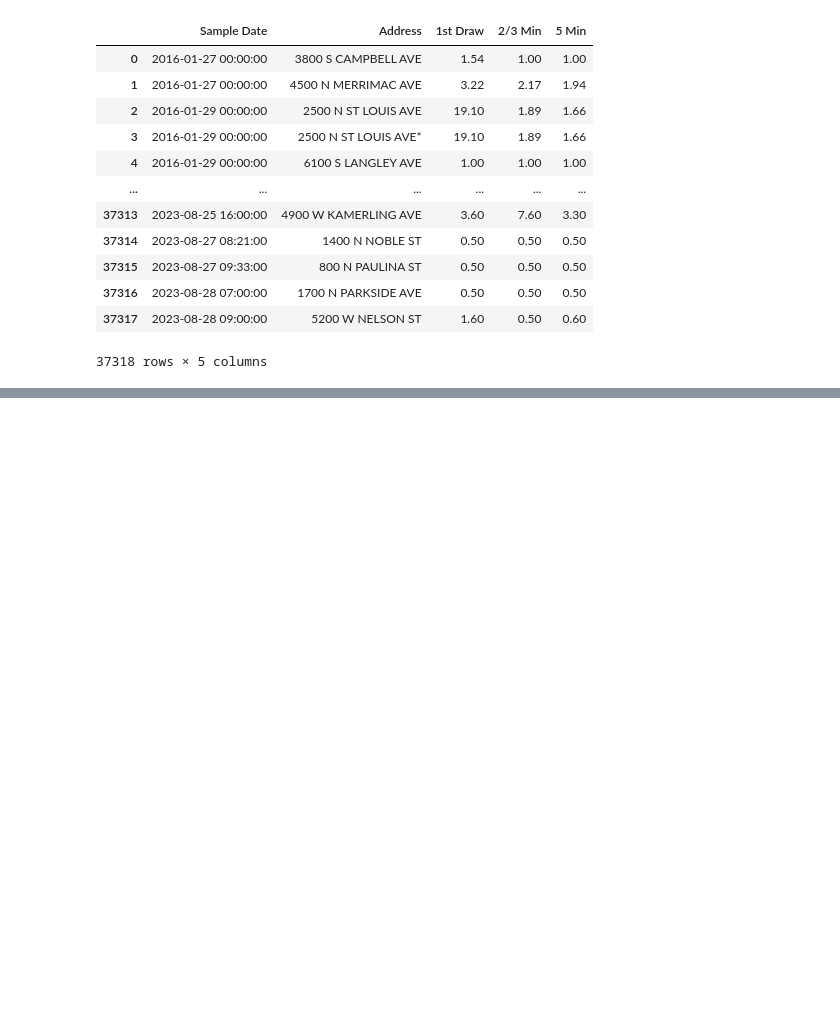
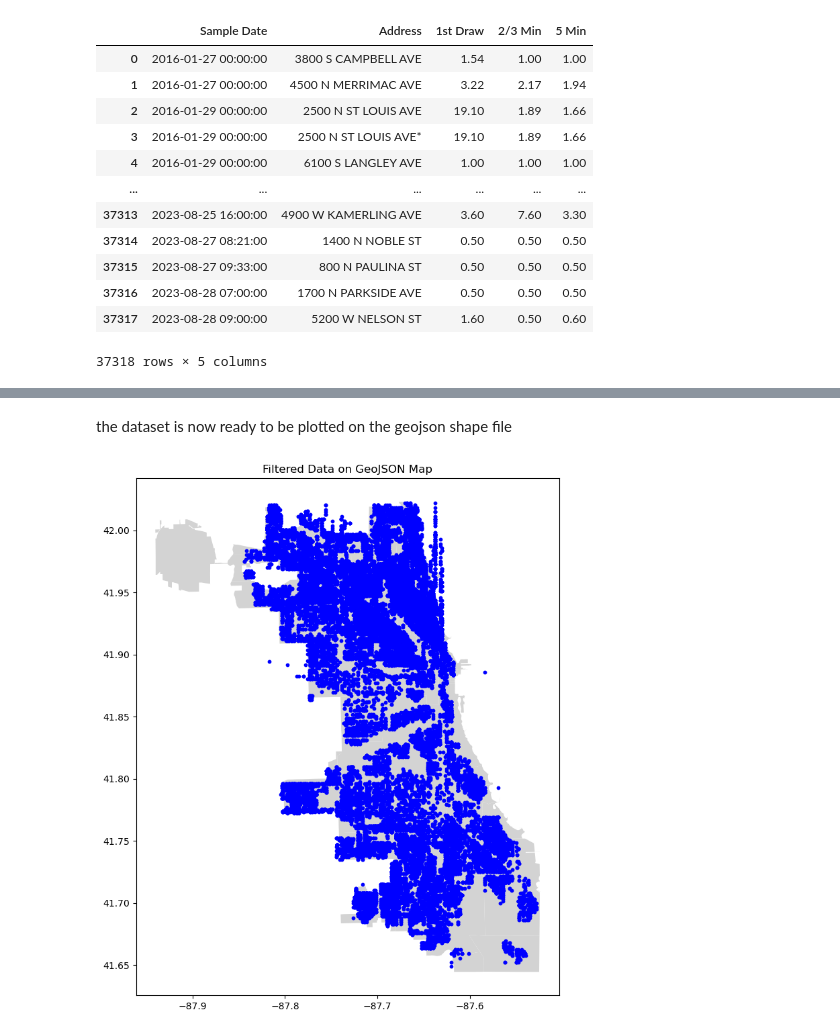
Before and after one commit to ebugarin/Chicago-Water-Lead-Levels-Analyzation, a Jupyter notebook: data_analysis.ipynb, the cells around one changed output, grey strips where cells are left out. Saved outputs shown, nothing was run; the diff lists cells and outputs as text; code cells hidden in the pictures; blank space fills up the shorter version.

```diff
--- a/data_analysis.ipynb
+++ b/data_analysis.ipynb
@@ -113,0 +205,7 @@ df
+# %%
+# Add 'Lat' column
+df['Lat'] = df.apply(lambda row: int(row['Address Num']) if 'N' in row['Address Dir'] or 'S' in row['Address Dir'] else None, axis=1)
+
+# Add 'Lon' column
+df['Lon'] = df.apply(lambda row: int(row['Address Num']) if 'E' in row['Address Dir'] or 'W' in row['Address Dir'] else None, axis=1)
+df
@@ -113,0 +238,5 @@ df
+# %%
+df['Street Name'] = df['Street Name'].str.upper()
+df_streets['Name'] = df_streets['Name'].str.upper()
+# %%
+merged_df = pd.merge(df, df_streets, left_on='Street Name', right_on='Name', how='left')
@@ -113,0 +277,3 @@ df
+# %%
+merged_df['Lat'] = np.where(merged_df['Street Dir'].isin(['N', 'S']), merged_df['Street Num'], merged_df['Lat'])
+merged_df['Lon'] = np.where(merged_df['Street Dir'].isin(['E', 'W']), merged_df['Street Num'], merged_df['Lon'])
@@ -113,0 +373,34 @@ df
+# %% [markdown]
+the dataset is now ready to be plotted on the geojson shape file
+# %%
+# Define your bounding box (min_lon, min_lat, max_lon, max_lat)
+bounding_box = (-87.90, 41.50, -87.50, 42.08)  # Example bounding box
+
+# Filter the DataFrame to include only points within the bounding box
+filtered_df = merged_df[
+    (merged_df['Lon GPS'] >= bounding_box[0]) &
+    (merged_df['Lon GPS'] <= bounding_box[2]) &
+    (merged_df['Lat GPS'] >= bounding_box[1]) &
+    (merged_df['Lat GPS'] <= bounding_box[3])
+]
+
+# Create a GeoDataFrame from the filtered DataFrame
+gdf = gpd.GeoDataFrame(
+    filtered_df,
+    geometry=gpd.points_from_xy(filtered_df['Lon GPS'], filtered_df['Lat GPS']),
+    crs="EPSG:4326"
+)
+
+# Read the GeoJSON file into a GeoDataFrame
+geojson_file = "boundaries-zipcode.geojson"
+geojson_gdf = gpd.read_file(geojson_file)
+
+# Plot the GeoJSON data and the filtered points
+ax = geojson_gdf.plot(color='lightgray', figsize=(10, 10))
+gdf.plot(ax=ax, color='blue', markersize=10)
+
+# You can customize the plot further if needed
+plt.title("Filtered Data on GeoJSON Map")
+plt.show()
+# %% [output]
+[figure, added]
```
Also changed, not shown: parts of 30 cells of this notebook, 4 other files.
